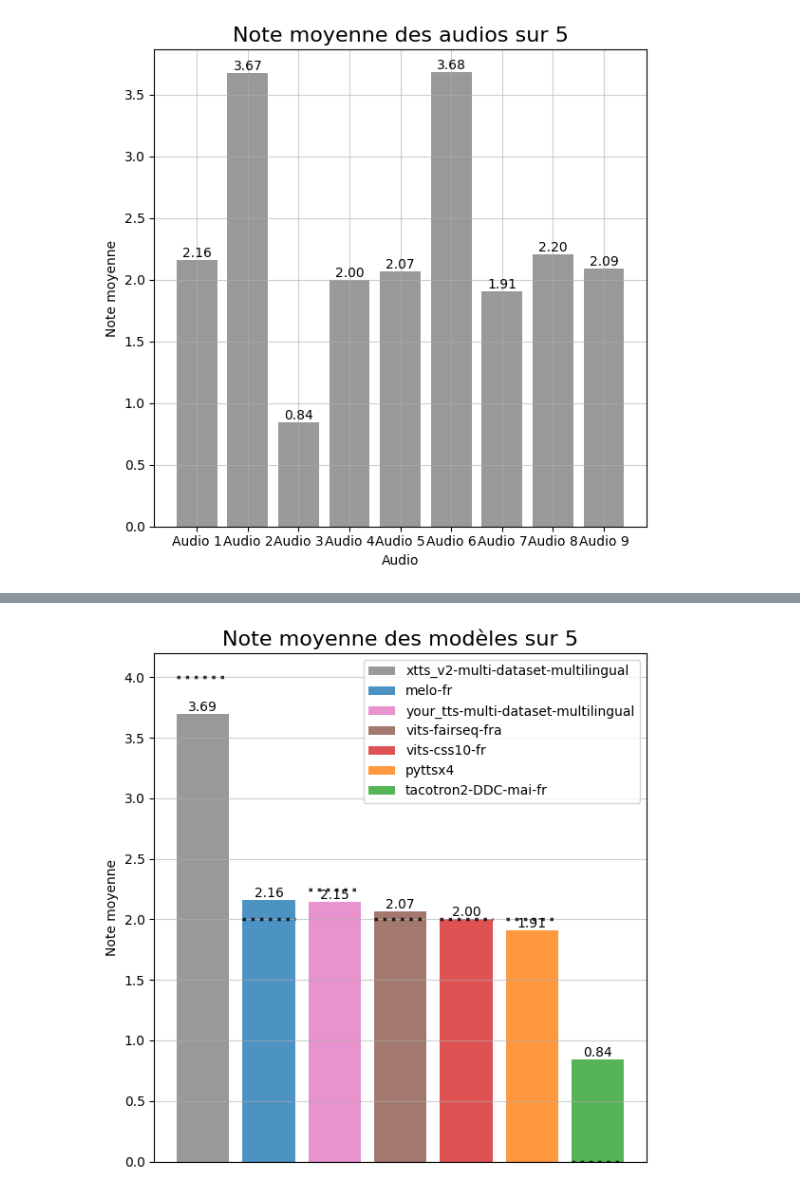
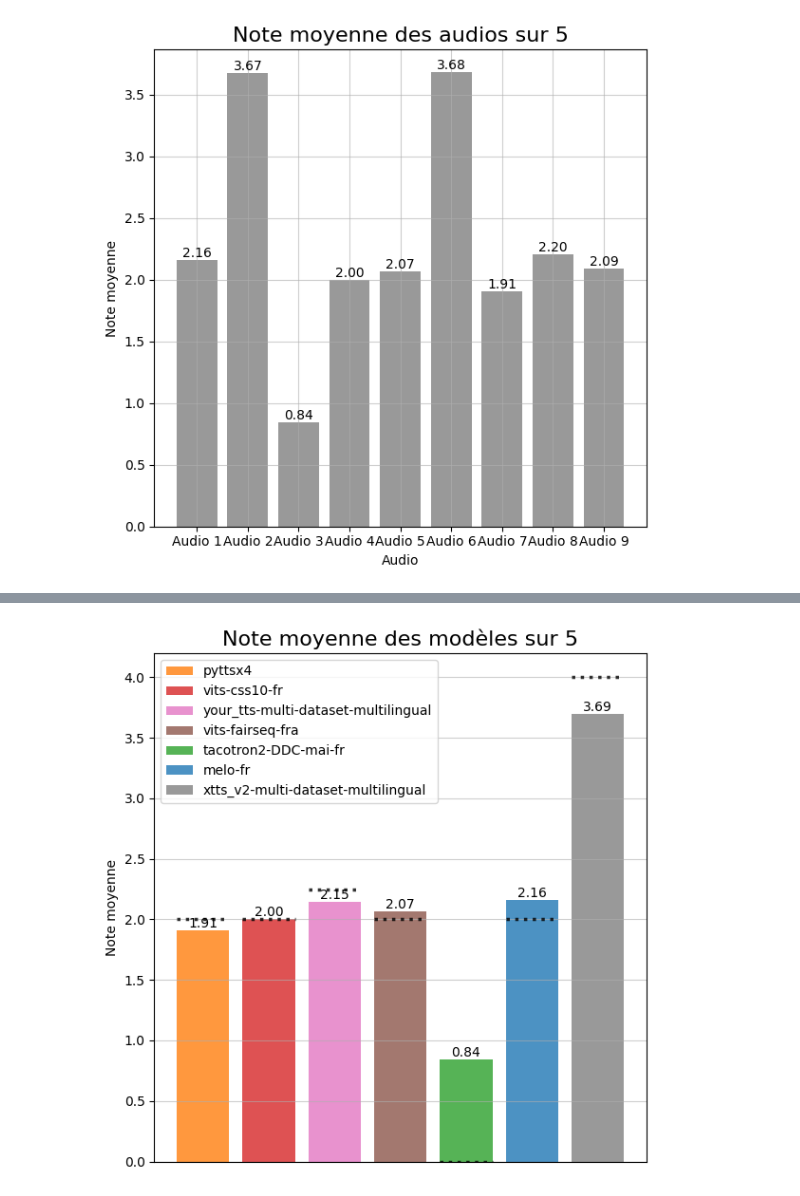
Before and after one commit to eliot-christon/robot-speech-to-speech, a Jupyter notebook: Tools/Evaluation/T3/eval.ipynb, the cells around one changed output, grey strips where cells are left out. Saved outputs shown, nothing was run; the diff lists cells and outputs as text; code cells hidden in the pictures.

Commit message:
T3 eval, same quality and speed order for model comparision

```diff
--- a/Tools/Evaluation/T3/eval.ipynb
+++ b/Tools/Evaluation/T3/eval.ipynb
@@ -728,34 +728,43 @@ model_formulaire_df.head()
 # %%
 # histogram of the mean score per audio
 mean_scores = model_formulaire_df.mean()
-# sort by descending order
-mean_scores = mean_scores.sort_values(ascending=False)
+if df_slope is not None:
+    # sort by order in the df_slope
+    model_order = df_slope['model'].values
+    # drop models not in the mean_scores
+    model_order = [model for model in model_order if model in mean_scores]
+    # add the models not in the df_slope at the end
+    model_order += [model for model in mean_scores.index if model not in model_order]
+    mean_scores = mean_scores[model_order]
+else:
+    # sort by descending order
+    mean_scores = mean_scores.sort_values(ascending=False)
 labels = mean_scores.index
 values = mean_scores.values
 
 if FRENCH:
     title = 'Note moyenne des modèles sur 5'
     xlabel = None
     ylabel = 'Note moyenne'
 else:
     title = 'Mean score of the models out of 5'
     xlabel = None
     ylabel = 'Mean score'
 
 plot_pretty_histogram(values, labels, title, xlabel, ylabel, labels_in_legend=True)
 
 median_scores = model_formulaire_df.median()
 # re order the median scores like the mean scores
 median_scores = median_scores[mean_scores.index]
 # plot a floating line for the median
 for i, value in enumerate(median_scores):
     if labels[i] in colors:
         color = colors[labels[i]]
     else:
         color = 'grey'
     plt.plot([i-0.4, i+0.4], [value, value], color='k', alpha=0.8, linewidth=2.5, linestyle=':')
 
 plt.savefig('plots/mean_score_of_the_models.png')
 plt.show()
 # %% [output]
-[figure, old version]
+[figure, new version]
```
Also changed, not shown: 1 other file.
